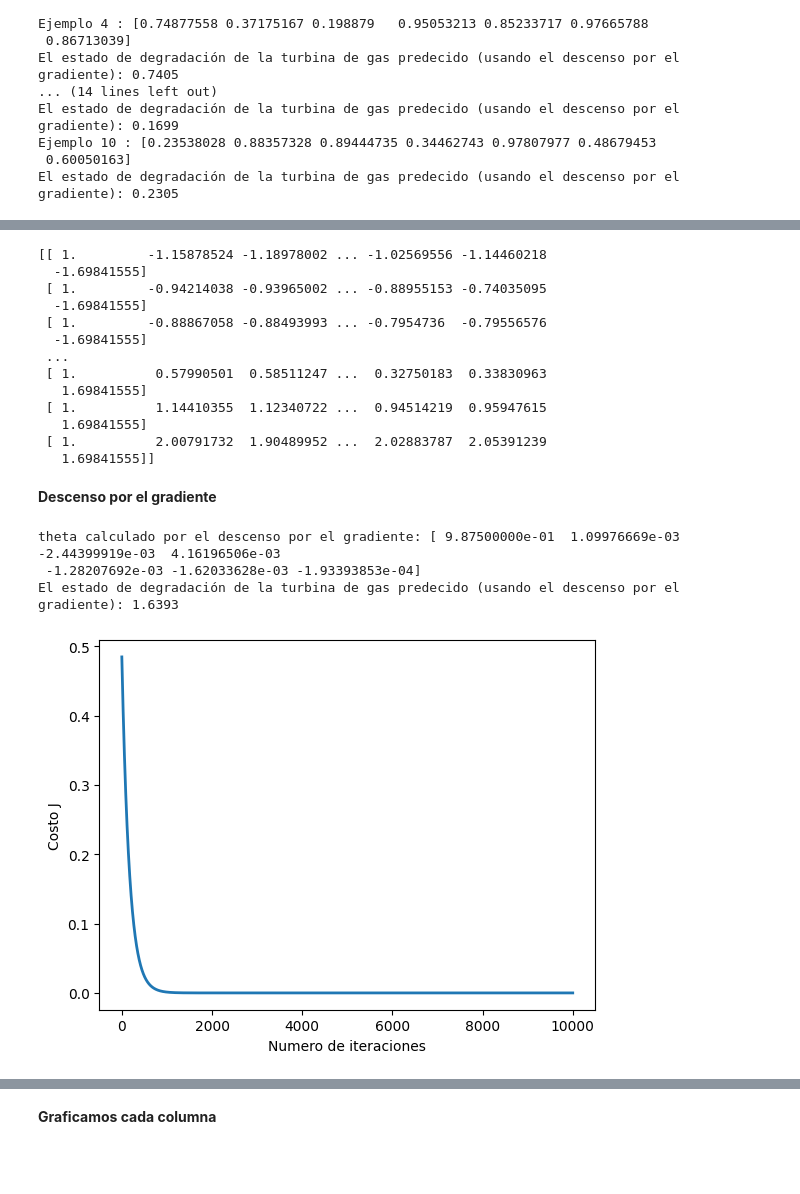
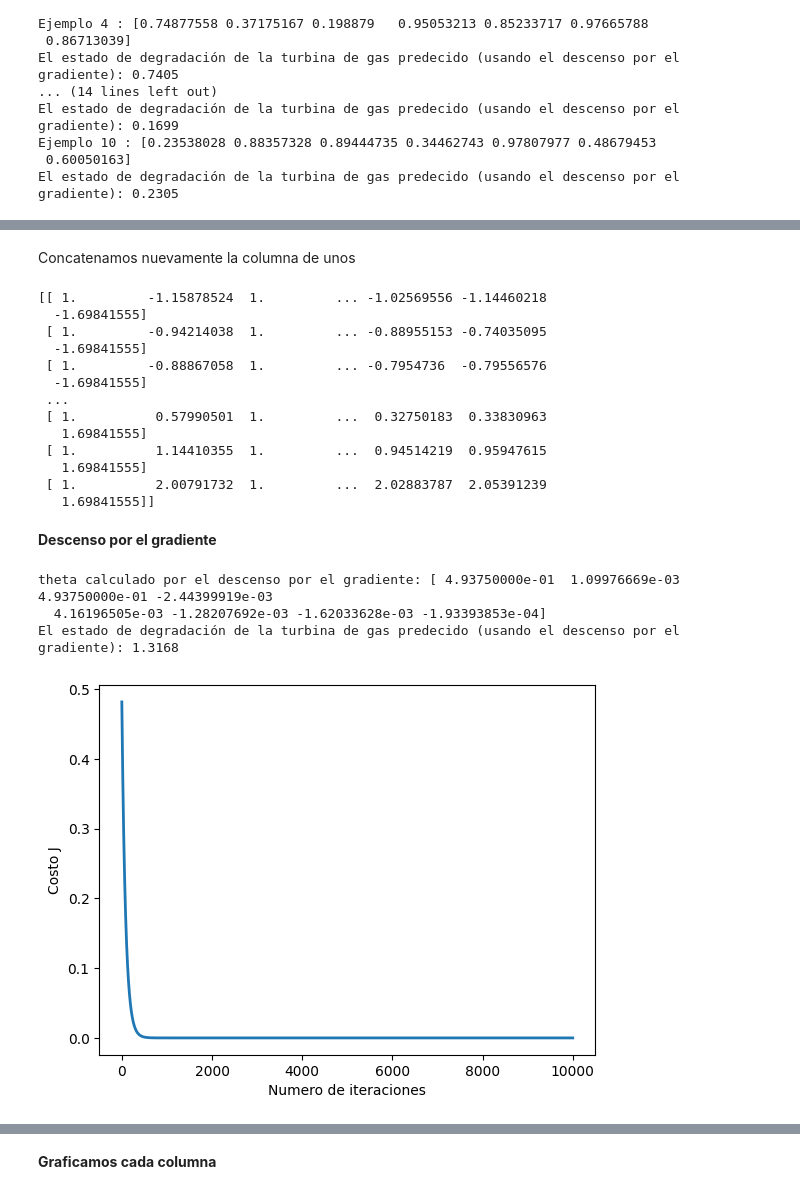
Before and after one commit to Andree4/Laboratorio1-Sis420, a Jupyter notebook: Laboratorio_1_Sis420.ipynb, the cells around one changed output, grey strips where cells are left out. Cells and saved outputs as stored; diff of their text form; code cells hidden in the pictures; blank space fills up the shorter version.

```diff
--- a/Laboratorio_1_Sis420_Arancibia_Aguilar_Daniel_Andree.ipynb
+++ b/Laboratorio_1_Sis420.ipynb
@@ -357,0 +361,10 @@ plotData(X, y)
+# %%
+data = np.loadtxt('/content/gdrive/MyDrive/SIS420/midataset/EcNormal Maintenance Naval Vessel.csv', delimiter=',')
+X = data[:, :7]
+y = data[:, 7]
+m = y.size
+print("Tamaño de etiquetas:", m)
+print('{:>8s}{:>8s}{:>8s}{:>8s}{:>8s}{:>8s}'.format('X[:,0]','X[:, 1]', 'X[:, 2]','X[:, 3]','X[:, 4]','X[:, 5]','X[:, 6]', 'y'))
+print('-'*16)
+for i in range(50):
+    print('{:8.0f}{:8.0f}{:8.0f}{:8.0f}{:8.0f}{:8.0f}'.format(X[i, 0], X[i, 1],X[i, 2],X[i, 3],X[i, 4],X[i, 5],X[i, 6], y[i]))
@@ -382,42 +405,44 @@ plotData(X_norm, y)
+# %% [markdown]
+Concatenamos nuevamente la columna de unos
 # %%
 X = np.concatenate([np.ones((m, 1)), X_norm], axis=1)
 print(X)
 # %% [output]
-[[ 1.         -1.15878524 -1.18978002 ... -1.02569556 -1.14460218
+[[ 1.         -1.15878524  1.         ... -1.02569556 -1.14460218
   -1.69841555]
- [ 1.         -0.94214038 -0.93965002 ... -0.88955153 -0.74035095
+ [ 1.         -0.94214038  1.         ... -0.88955153 -0.74035095
   -1.69841555]
- [ 1.         -0.88867058 -0.88493993 ... -0.7954736  -0.79556576
+ [ 1.         -0.88867058  1.         ... -0.7954736  -0.79556576
   -1.69841555]
  ...
- [ 1.          0.57990501  0.58511247 ...  0.32750183  0.33830963
+ [ 1.          0.57990501  1.         ...  0.32750183  0.33830963
    1.69841555]
- [ 1.          1.14410355  1.12340722 ...  0.94514219  0.95947615
+ [ 1.          1.14410355  1.         ...  0.94514219  0.95947615
    1.69841555]
- [ 1.          2.00791732  1.90489952 ...  2.02883787  2.05391239
+ [ 1.          2.00791732  1.         ...  2.02883787  2.05391239
    1.69841555]]
 # %% [markdown]
 **Descenso por el gradiente**
 # %%
 alpha = 0.003
 num_iters = 10000
 
-theta = np.zeros(7)
+theta = np.zeros(8)
 theta, J_history = gradientDescentMulti(X, y, theta, alpha, num_iters)
 
 pyplot.plot(np.arange(len(J_history)), J_history, lw=2)
 pyplot.xlabel('Numero de iteraciones')
 pyplot.ylabel('Costo J')
 
 print('theta calculado por el descenso por el gradiente: {:s}'.format(str(theta)))
 
 X_array = [1.658, 0.998, 1.007, 1.022, 0.109, 0.358, 0.95]
-X_array[1:7] = (X_array[1:7] - mu) / sigma
+X_array[1:7] = (X_array[0:7] - mu) / sigma
 estado = np.dot(X_array, theta)
 
 print('El estado de degradación de la turbina de gas predecido (usando el descenso por el gradiente): {:.4f}'.format(estado))
 # %% [output]
-theta calculado por el descenso por el gradiente: [ 9.87500000e-01  1.09976669e-03 -2.44399919e-03  4.16196506e-03
- -1.28207692e-03 -1.62033628e-03 -1.93393853e-04]
-El estado de degradación de la turbina de gas predecido (usando el descenso por el gradiente): 1.6393
+theta calculado por el descenso por el gradiente: [ 4.93750000e-01  1.09976669e-03  4.93750000e-01 -2.44399919e-03
+  4.16196505e-03 -1.28207692e-03 -1.62033628e-03 -1.93393853e-04]
+El estado de degradación de la turbina de gas predecido (usando el descenso por el gradiente): 1.3168
-[figure, old version]
+[figure, new version]
```
Also changed, not shown: parts of 36 cells of this notebook.
